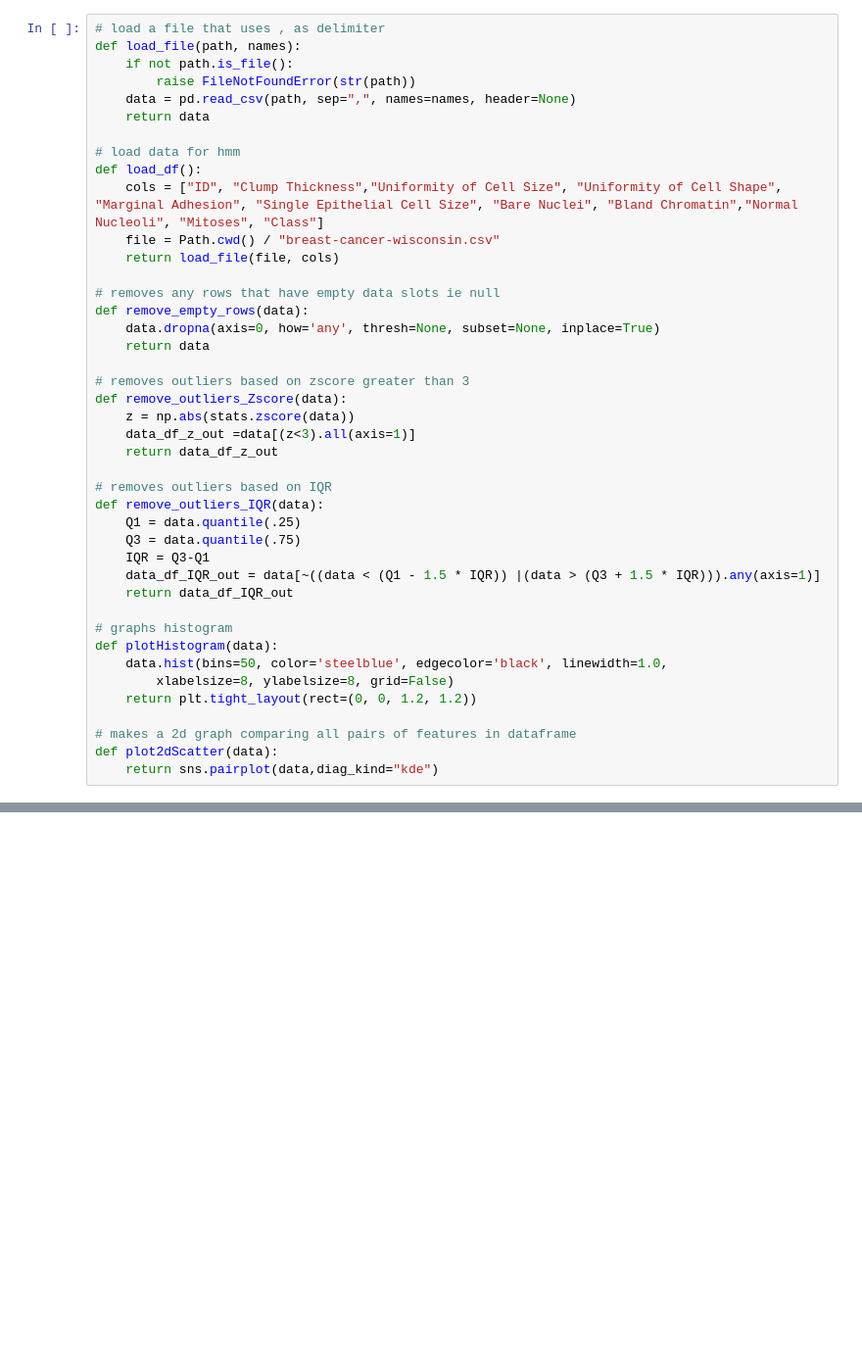
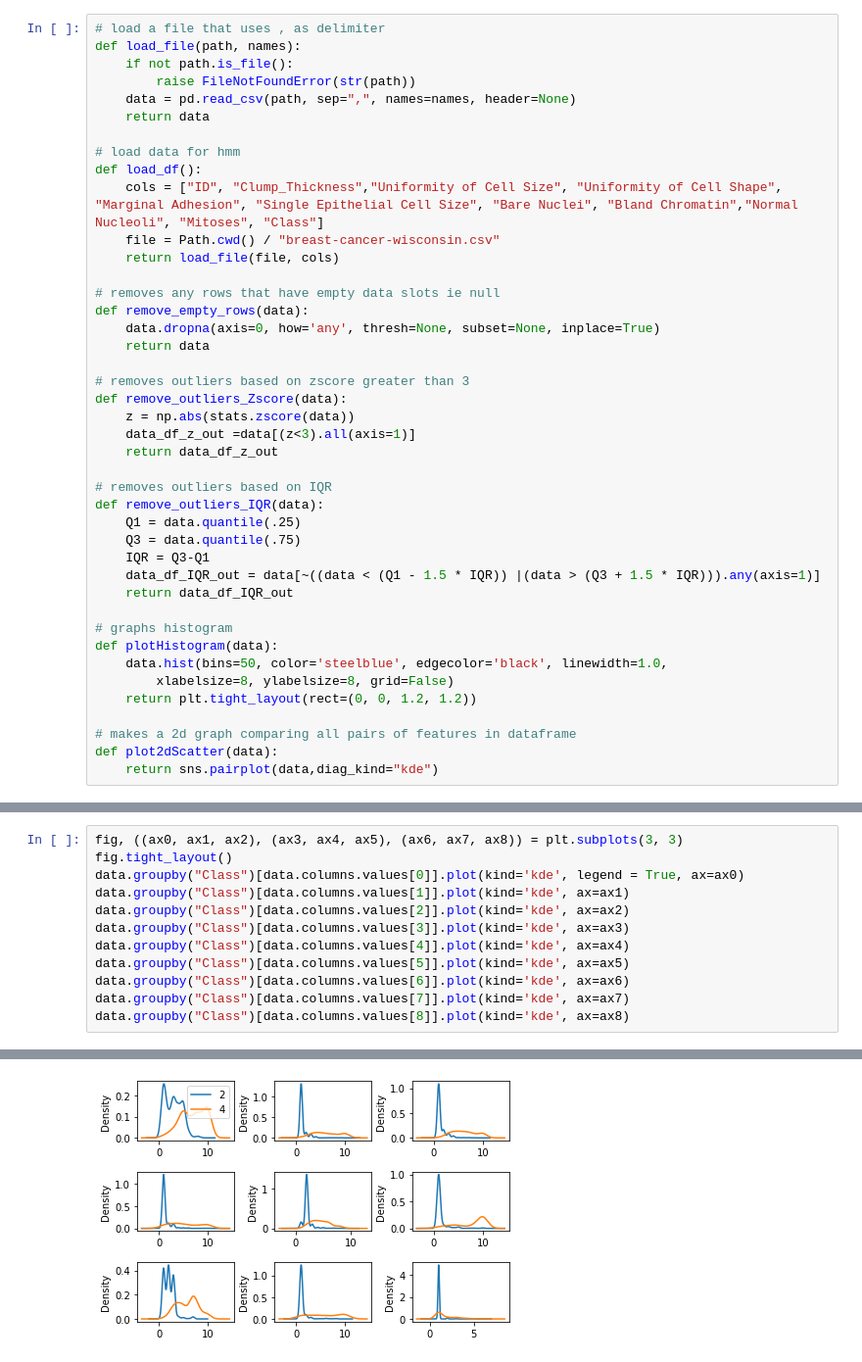
Before and after one commit to viccast36/PatternsFinal, a Jupyter notebook: Untitled.ipynb, the cells around one changed output, grey strips where cells are left out. Shown at 98% size. Cells and saved outputs as stored; diff of their text form; blank space fills up the shorter version.

Commit message:
added graphs and knn

```diff
--- a/Untitled.ipynb
+++ b/Untitled.ipynb
@@ -18,7 +20,7 @@ def load_file(path, names):
 
 # load data for hmm
 def load_df():
-    cols = ["ID", "Clump Thickness","Uniformity of Cell Size", "Uniformity of Cell Shape", "Marginal Adhesion", "Single Epithelial Cell Size", "Bare Nuclei", "Bland Chromatin","Normal Nucleoli", "Mitoses", "Class"]
+    cols = ["ID", "Clump_Thickness","Uniformity of Cell Size", "Uniformity of Cell Shape", "Marginal Adhesion", "Single Epithelial Cell Size", "Bare Nuclei", "Bland Chromatin","Normal Nucleoli", "Mitoses", "Class"]
     file = Path.cwd() / "breast-cancer-wisconsin.csv"
     return load_file(file, cols)
 
@@ -95,0 +88,13 @@ Current data size after removing outliers 699
+# %%
+fig, ((ax0, ax1, ax2), (ax3, ax4, ax5), (ax6, ax7, ax8)) = plt.subplots(3, 3)
+fig.tight_layout()
+data.groupby("Class")[data.columns.values[0]].plot(kind='kde', legend = True, ax=ax0)
+data.groupby("Class")[data.columns.values[1]].plot(kind='kde', ax=ax1)
+data.groupby("Class")[data.columns.values[2]].plot(kind='kde', ax=ax2)
+data.groupby("Class")[data.columns.values[3]].plot(kind='kde', ax=ax3)
+data.groupby("Class")[data.columns.values[4]].plot(kind='kde', ax=ax4)
+data.groupby("Class")[data.columns.values[5]].plot(kind='kde', ax=ax5)
+data.groupby("Class")[data.columns.values[6]].plot(kind='kde', ax=ax6)
+data.groupby("Class")[data.columns.values[7]].plot(kind='kde', ax=ax7)
+data.groupby("Class")[data.columns.values[8]].plot(kind='kde', ax=ax8)
+# %% [output]
@@ -95,0 +105 @@ Current data size after removing outliers 699
+[figure, added]
```
Also changed, not shown: parts of 18 cells of this notebook.
